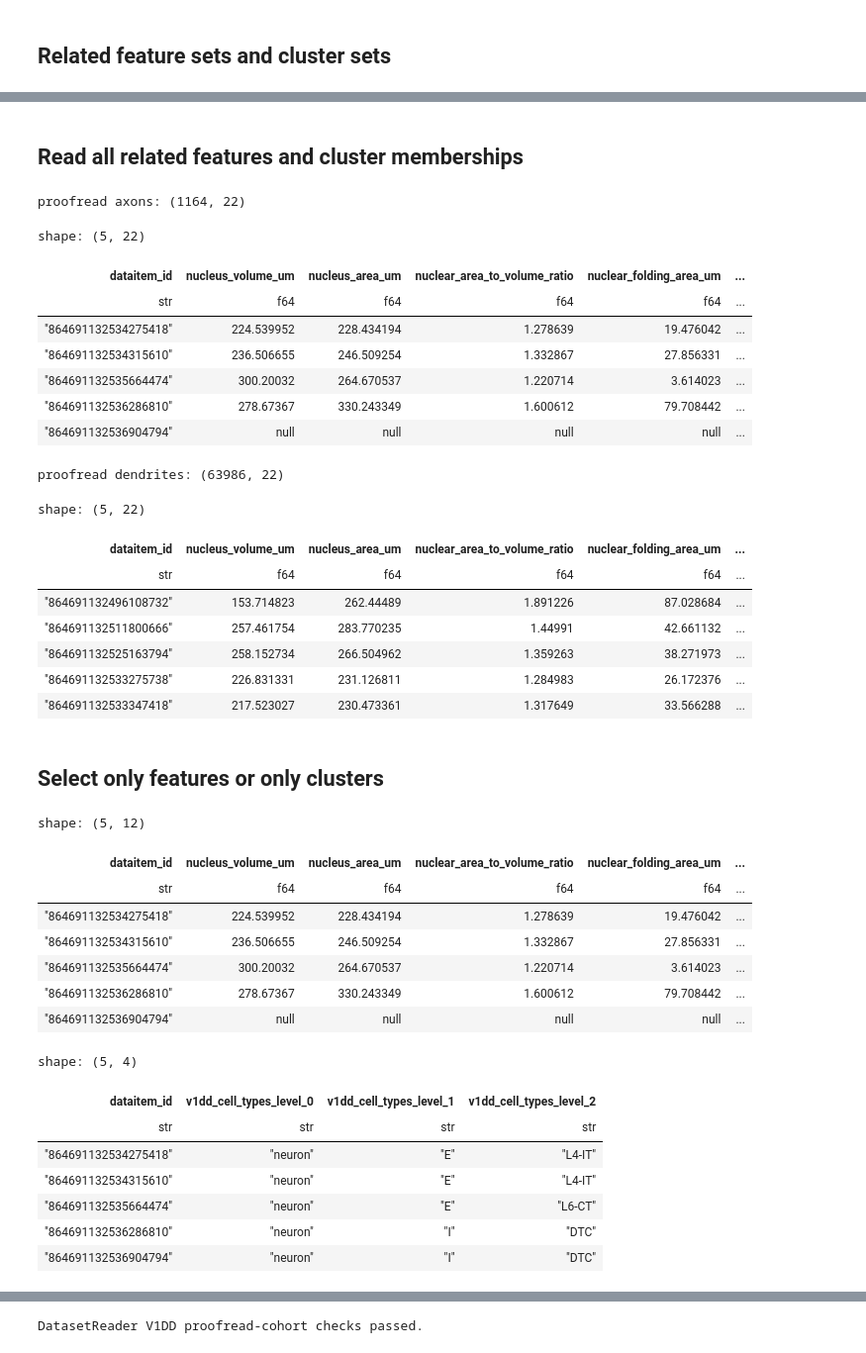
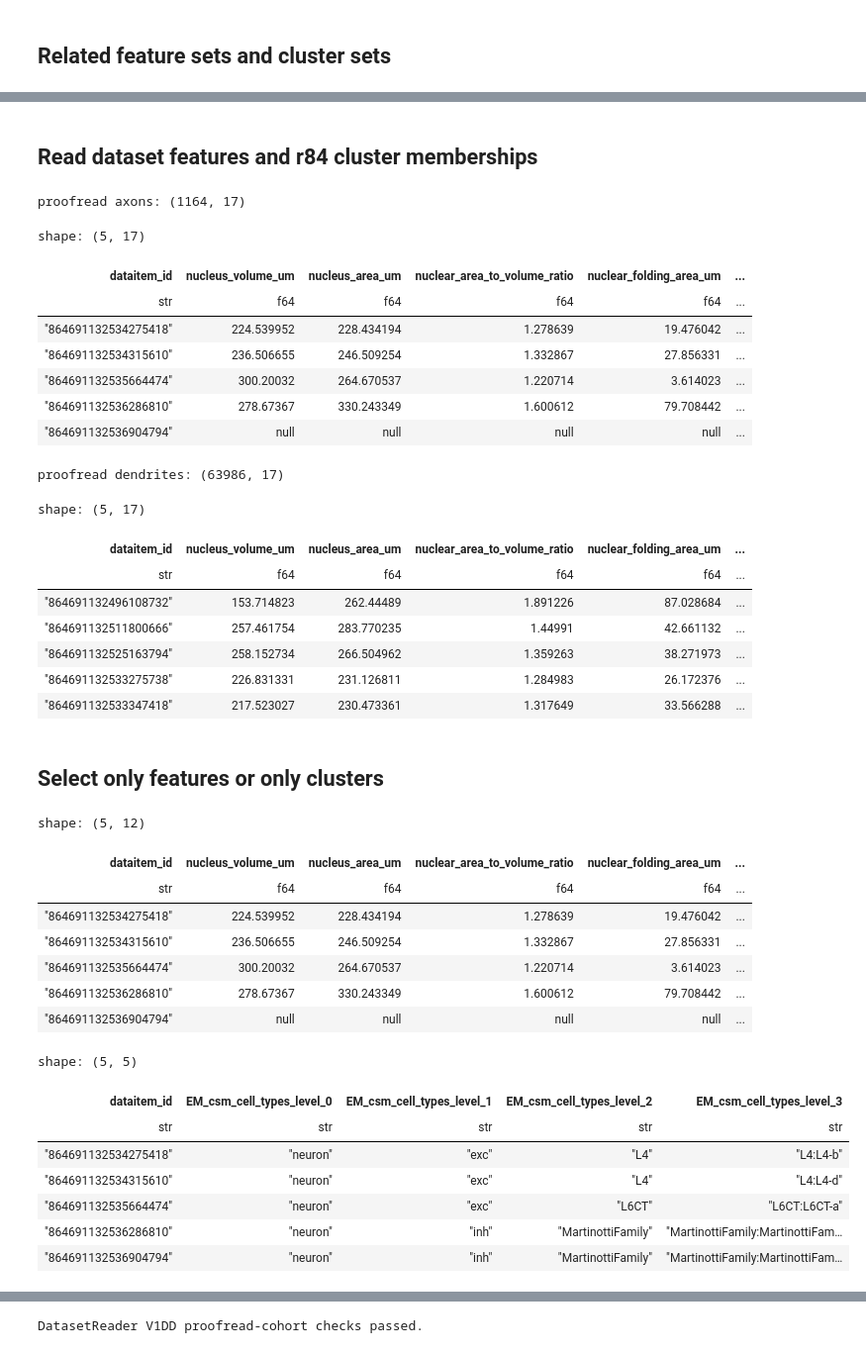
Before and after one commit to reneyagmur/SWDB_2026_Connectomics_v1dd_ccm_reprun, a Jupyter notebook: code/etl_v1dd_00_read.ipynb, the cells around one changed output, grey strips where cells are left out. Shown: that part at 99% size. Drawn from its saved outputs; the diff is of its cells as text; code cells hidden in the pictures.

```diff
--- a/code/etl_v1dd_00_read.ipynb
+++ b/code/etl_v1dd_00_read.ipynb
@@ -12,7 +19,13 @@ from connects_common_connectivity.config import get_settings
 # %%
-DATASET_ROOT = "/data/v1dd_1196_ccm"
+DATASET_ROOT = get_settings().output_root
+PROJECT_ID = "v1dd_1196"
 AXON_DATASET = "v1dd_1196_proofread_axons"
 DENDRITE_DATASET = "v1dd_1196_proofread_dendrites"
+HIERARCHY_ID = "EM_csm_cell_types"
+CONNECTOME_ID = "v1dd_1196_em_proofread_axon_to_dendrite"
+SYNAPSE_TABLE_ID = "v1dd_1196_synapses"
+QC_EMBEDDING_ID = "v1dd_r84_qc_nonnull_umap"
+AD_REF_EMBEDDING_ID = "v1dd_r84_ad_ref_umap"
 
 reader = DatasetReader(DATASET_ROOT)
 # %% [markdown]
@@ -58,5 +71,5 @@ shape: (1, 4)
 # %% [markdown]
-## Read all related features and cluster memberships
+## Read dataset features and r84 cluster memberships
 # %%
 proofread_axons = reader.read_dataset(AXON_DATASET)
 proofread_dendrites = reader.read_dataset(DENDRITE_DATASET)
@@ -67,8 +80,8 @@ display(proofread_axons.head())
 print("proofread dendrites:", proofread_dendrites.shape)
 display(proofread_dendrites.head())
 # %% [output]
-proofread axons: (1164, 22)
+proofread axons: (1164, 17)
-shape: (5, 22)
+shape: (5, 17)
 | dataitem_id | nucleus_volume_um | nucleus_area_um | nuclear_area_to_volume_ratio | nuclear_folding_area_um | ... |
 | str | f64 | f64 | f64 | f64 | ... |
 | "864691132534275418" | 224.539952 | 228.434194 | 1.278639 | 19.476042 | ... |
@@ -76,8 +89,8 @@ shape: (5, 22)
 | "864691132535664474" | 300.20032 | 264.670537 | 1.220714 | 3.614023 | ... |
 | "864691132536286810" | 278.67367 | 330.243349 | 1.600612 | 79.708442 | ... |
 | "864691132536904794" | null | null | null | null | ... |
-proofread dendrites: (63986, 22)
+proofread dendrites: (63986, 17)
-shape: (5, 22)
+shape: (5, 17)
 | dataitem_id | nucleus_volume_um | nucleus_area_um | nuclear_area_to_volume_ratio | nuclear_folding_area_um | ... |
 | str | f64 | f64 | f64 | f64 | ... |
 | "864691132496108732" | 153.714823 | 262.44489 | 1.891226 | 87.028684 | ... |
@@ -90,32 +103,32 @@ shape: (5, 22)
 # %%
 axon_features_only = reader.read_dataset(
     AXON_DATASET,
     featuresets="v1dd_soma_features",
     clustersets=[],
 )
 axon_clusters_only = reader.read_dataset(
     AXON_DATASET,
     featuresets=[],
-    clustersets="v1dd_cell_types",
+    clustersets=HIERARCHY_ID,
 )
 
 display(axon_features_only.head())
 display(axon_clusters_only.head())
 # %% [output]
 shape: (5, 12)
 | dataitem_id | nucleus_volume_um | nucleus_area_um | nuclear_area_to_volume_ratio | nuclear_folding_area_um | ... |
 | str | f64 | f64 | f64 | f64 | ... |
 | "864691132534275418" | 224.539952 | 228.434194 | 1.278639 | 19.476042 | ... |
 | "864691132534315610" | 236.506655 | 246.509254 | 1.332867 | 27.856331 | ... |
 | "864691132535664474" | 300.20032 | 264.670537 | 1.220714 | 3.614023 | ... |
 | "864691132536286810" | 278.67367 | 330.243349 | 1.600612 | 79.708442 | ... |
 | "864691132536904794" | null | null | null | null | ... |
-shape: (5, 4)
+shape: (5, 5)
-| dataitem_id | v1dd_cell_types_level_0 | v1dd_cell_types_level_1 | v1dd_cell_types_level_2 |
-| str | str | str | str |
-| "864691132534275418" | "neuron" | "E" | "L4-IT" |
-| "864691132534315610" | "neuron" | "E" | "L4-IT" |
-| "864691132535664474" | "neuron" | "E" | "L6-CT" |
-| "864691132536286810" | "neuron" | "I" | "DTC" |
-| "864691132536904794" | "neuron" | "I" | "DTC" |
+| dataitem_id | EM_csm_cell_types_level_0 | EM_csm_cell_types_level_1 | EM_csm_cell_types_level_2 | EM_csm_cell_types_level_3 |
+| str | str | str | str | str |
+| "864691132534275418" | "neuron" | "exc" | "L4" | "L4:L4-b" |
+| "864691132534315610" | "neuron" | "exc" | "L4" | "L4:L4-d" |
+| "864691132535664474" | "neuron" | "exc" | "L6CT" | "L6CT:L6CT-a" |
+| "864691132536286810" | "neuron" | "inh" | "MartinottiFamily" | "MartinottiFamily:MartinottiFam… |
+| "864691132536904794" | "neuron" | "inh" | "MartinottiFamily" | "MartinottiFamily:MartinottiFam… |
 # %% [markdown]
```
Also changed, not shown: parts of 7 cells of this notebook, 13 other files.
